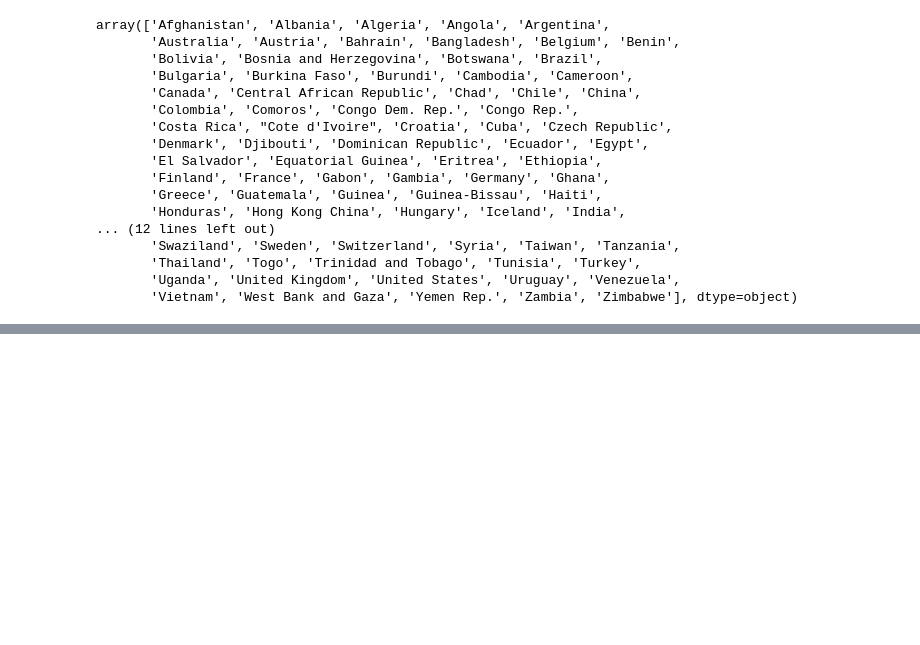
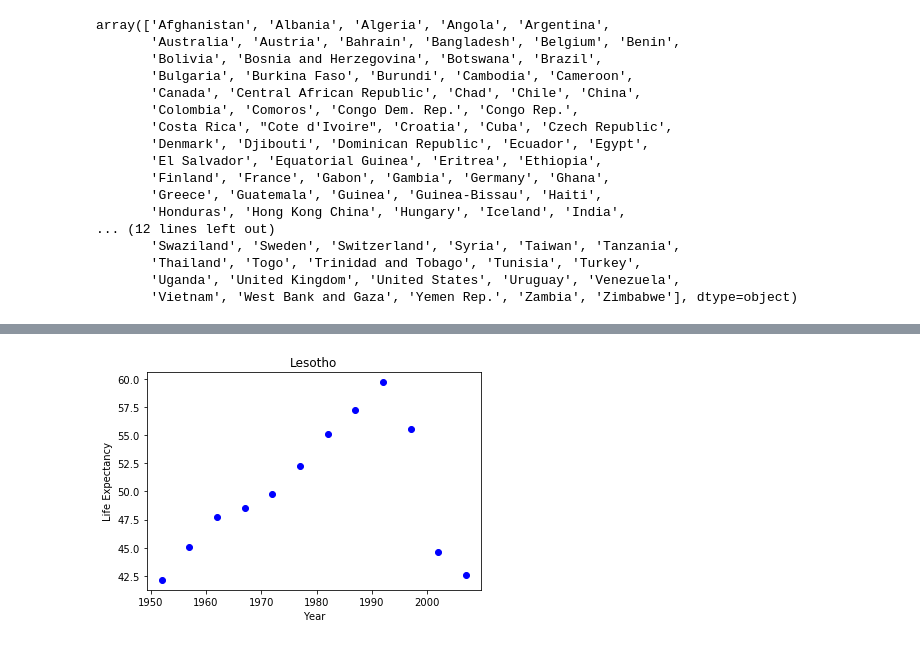
Before and after one commit to alexprescott/capstone_2017, a Jupyter notebook: PlottingLifeExp.ipynb, the cells around one changed output, grey strips where cells are left out. Drawn from its saved outputs; the diff is of its cells as text; code cells hidden in the pictures; blank space fills up the shorter version.

```diff
--- a/PlottingLifeExp.ipynb
+++ b/PlottingLifeExp.ipynb
@@ -84,0 +71,4 @@ plt.plot(df.year[df["country"]=="Finland"],df.lifeExp[df["country"]=="Finland"],
+# %%
+plot_country_lifeExp('Lesotho')
+# %% [output]
+[figure, added]
```
Also changed, not shown: parts of 7 cells of this notebook.
